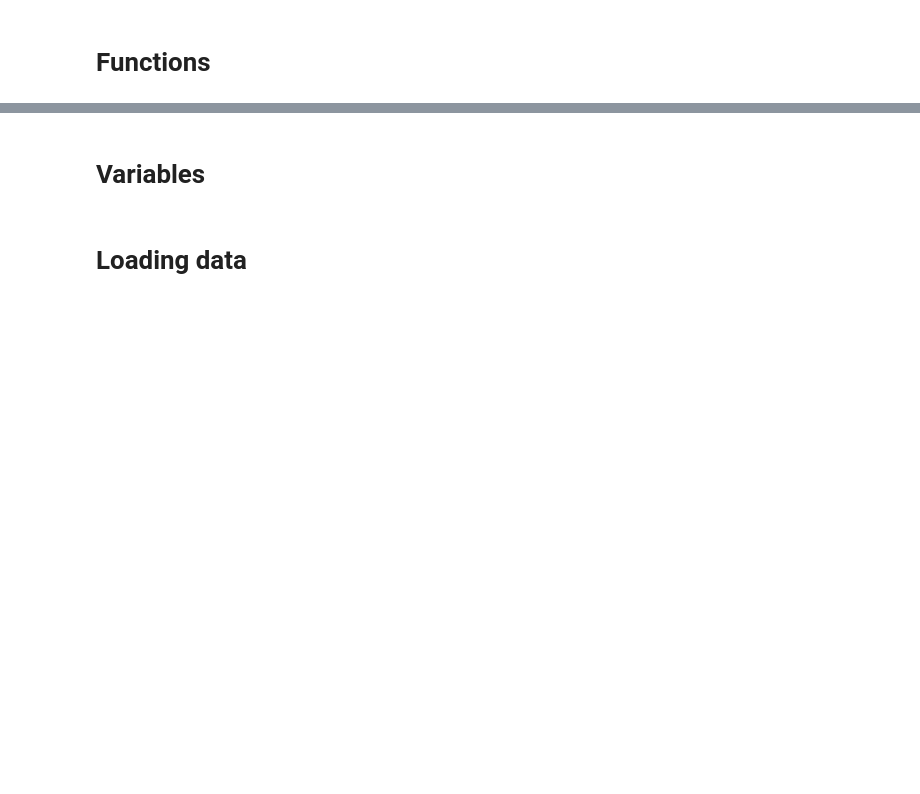
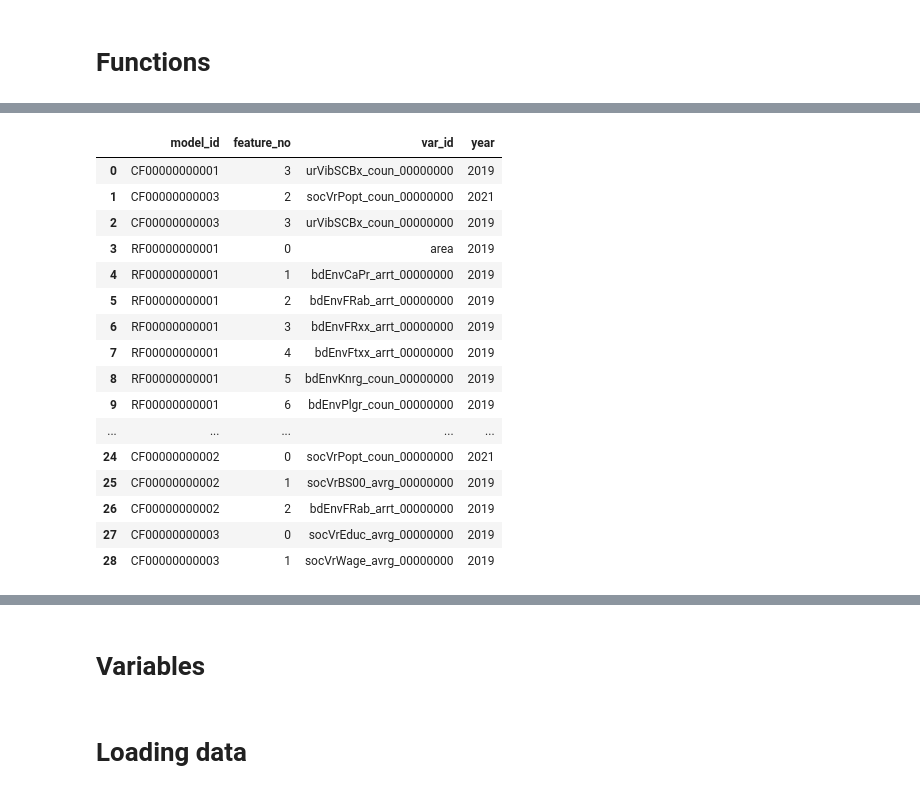
Before and after one commit to Andrew10MAIN/urban_regeneration_platform, a Jupyter notebook: experiments/notebooks/test_db_connection.ipynb, the cells around one changed output, grey strips where cells are left out. Drawn from its saved outputs; the diff is of its cells as text; code cells hidden in the pictures; blank space fills up the shorter version.

```diff
--- a/experiments/notebooks/test_db_connection.ipynb
+++ b/experiments/notebooks/test_db_connection.ipynb
@@ -69,0 +116,24 @@ PostGIS: 3.4 USE_GEOS=1 USE_PROJ=1 USE_STATS=1
+# %%
+pd.read_sql("""
+    SELECT *
+    FROM results.features
+
+""", engine)
+# %% [output]
+|  | model_id | feature_no | var_id | year |
+| 0 | CF00000000001 | 3 | urVibSCBx_coun_00000000 | 2019 |
+| 1 | CF00000000003 | 2 | socVrPopt_coun_00000000 | 2021 |
+| 2 | CF00000000003 | 3 | urVibSCBx_coun_00000000 | 2019 |
+| 3 | RF00000000001 | 0 | area | 2019 |
+| 4 | RF00000000001 | 1 | bdEnvCaPr_arrt_00000000 | 2019 |
+| 5 | RF00000000001 | 2 | bdEnvFRab_arrt_00000000 | 2019 |
+| 6 | RF00000000001 | 3 | bdEnvFRxx_arrt_00000000 | 2019 |
+| 7 | RF00000000001 | 4 | bdEnvFtxx_arrt_00000000 | 2019 |
+| 8 | RF00000000001 | 5 | bdEnvKnrg_coun_00000000 | 2019 |
+| 9 | RF00000000001 | 6 | bdEnvPlgr_coun_00000000 | 2019 |
+| ... | ... | ... | ... | ... |
+| 24 | CF00000000002 | 0 | socVrPopt_coun_00000000 | 2021 |
+| 25 | CF00000000002 | 1 | socVrBS00_avrg_00000000 | 2019 |
+| 26 | CF00000000002 | 2 | bdEnvFRab_arrt_00000000 | 2019 |
+| 27 | CF00000000003 | 0 | socVrEduc_avrg_00000000 | 2019 |
+| 28 | CF00000000003 | 1 | socVrWage_avrg_00000000 | 2019 |
```
Also changed, not shown: parts of 13 cells of this notebook, 2 other files.
